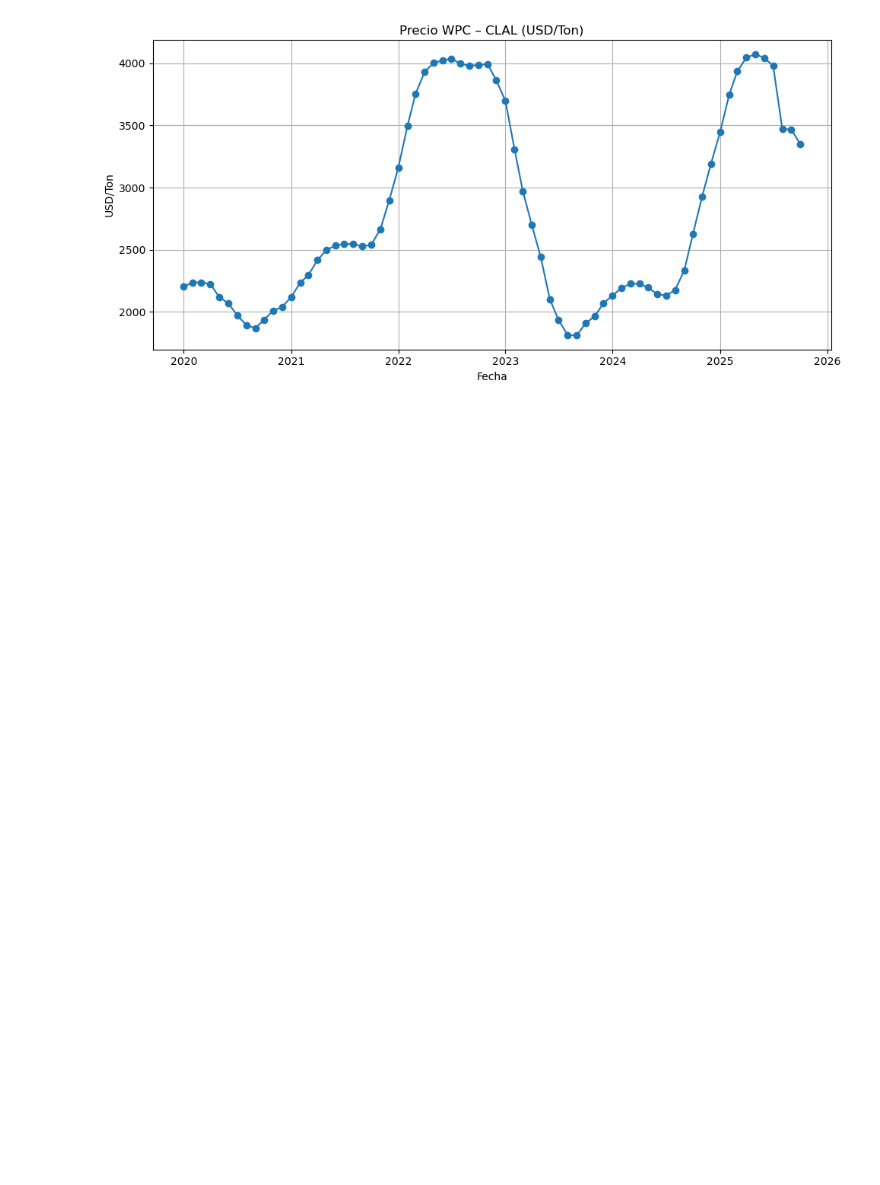
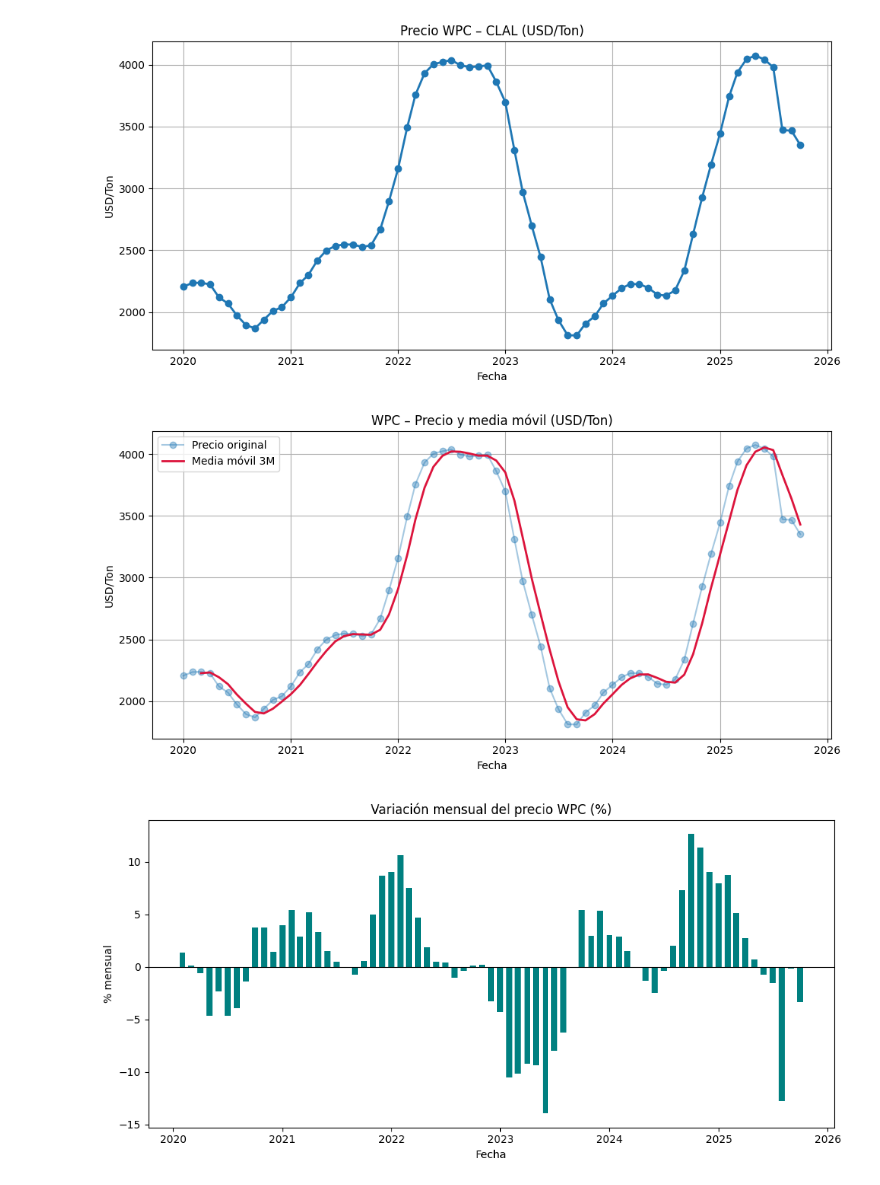
Before and after one commit to insightiqx/milk-prices-scraper, a Jupyter notebook: notebooks/analysis.ipynb, the cells around one changed output. Drawn from its saved outputs; the diff is of its cells as text; code cells hidden in the pictures; blank space fills up the shorter version.

Commit message:
feat: análisis completo WPC con CSV y gráfico principal

```diff
--- a/notebooks/analysis.ipynb
+++ b/notebooks/analysis.ipynb
@@ -97,20 +52,39 @@ len(out), out.head()
 # %%
-import pandas as pd
 import matplotlib.pyplot as plt
-
-df = pd.read_csv("data/clal_powders_prices.csv", parse_dates=["date"]).sort_values("date")
-
 fig, ax = plt.subplots(figsize=(10,5))
-ax.plot(df["date"], df["price"], marker="o")
+ax.plot(df["date"], df["price"], marker="o", linewidth=2)
 ax.set_title("Precio WPC – CLAL (USD/Ton)")
-ax.set_xlabel("Fecha")
-ax.set_ylabel("USD/Ton")
-ax.grid(True)
-
+ax.set_xlabel("Fecha"); ax.set_ylabel("USD/Ton"); ax.grid(True)
 fig.tight_layout()
-fig.savefig("data/wpc_price_trend.png", dpi=150, bbox_inches="tight")
-
-plt.show()
-plt.close(fig)
+fig.savefig("data/wpc_price_trend.png", dpi=200, bbox_inches="tight", facecolor="white")
+plt.show(); plt.close(fig)
 # %% [output]
 [figure]
+# %%
+# Calcular media móvil de 3 meses y variación porcentual
+df["media_movil_3m"] = df["price"].rolling(window=3).mean()
+df["variacion_pct"] = df["price"].pct_change() * 100
+
+# Gráfico de la media móvil
+fig, ax = plt.subplots(figsize=(10,5))
+ax.plot(df["date"], df["price"], marker="o", alpha=0.4, label="Precio original")
+ax.plot(df["date"], df["media_movil_3m"], color="crimson", linewidth=2, label="Media móvil 3M")
+ax.set_title("WPC – Precio y media móvil (USD/Ton)")
+ax.set_xlabel("Fecha"); ax.set_ylabel("USD/Ton")
+ax.grid(True); ax.legend()
+fig.tight_layout()
+fig.savefig("data/wpc_price_moving_avg.png", dpi=200, bbox_inches="tight", facecolor="white")
+plt.show()
+
+# Gráfico de variación porcentual mensual
+fig, ax = plt.subplots(figsize=(10,5))
+ax.bar(df["date"], df["variacion_pct"], width=20, color="teal")
+ax.set_title("Variación mensual del precio WPC (%)")
+ax.set_xlabel("Fecha"); ax.set_ylabel("% mensual")
+ax.axhline(0, color="black", linewidth=0.8)
+fig.tight_layout()
+fig.savefig("data/wpc_price_variation.png", dpi=200, bbox_inches="tight", facecolor="white")
+plt.show()
+# %% [output]
+[figure, added]
+[figure, added]
```
Also changed, not shown: parts of 4 cells of this notebook, 1 other file.
